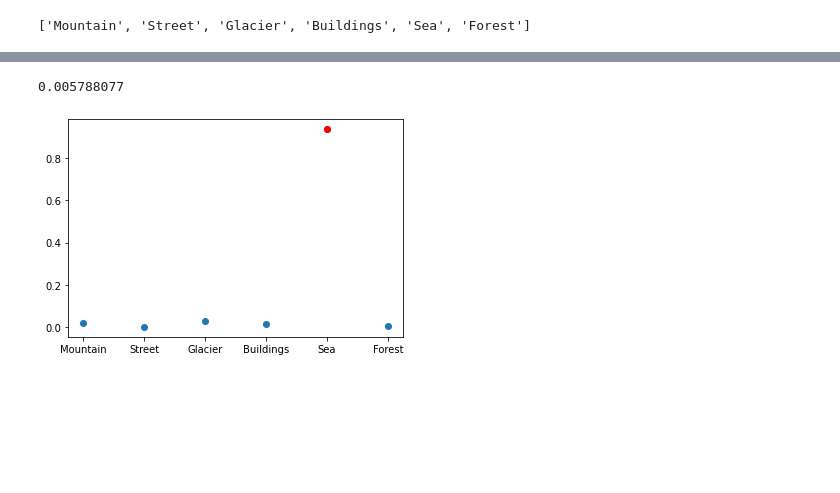
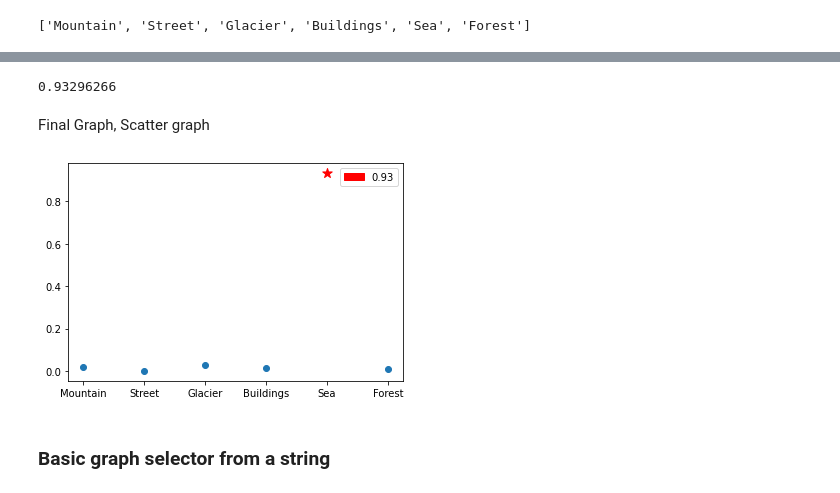
Before and after one commit to Joshua-Hill-Science/Landscapes, a Jupyter notebook: website_deployment/Deployment_Testing.ipynb, the cells around one changed output, grey strips where cells are left out. Drawn from its saved outputs; the diff is of its cells as text; code cells hidden in the pictures; blank space fills up the shorter version.

Commit message:
Josh Cleaning Notebooks, finalized website

```diff
--- a/website_deployment/Deployment_Testing.ipynb
+++ b/website_deployment/Deployment_Testing.ipynb
@@ -110,17 +128,25 @@ color_coder
 # %%
-model.predict(image)[0][5]
+model.predict(image)[0][4]
 # %% [output]
-0.005788077
+0.93296266
+# %% [markdown]
+Final Graph, Scatter graph
 # %%
 fig= plt.figure()
 ax1=fig.add_subplot(111)
-ax1.scatter([0,1,2,3,4,5], model.predict(image)[0])
+X =[0,1,2,3,4,5]
+y=model.predict(image)[0]
 for i in color_coder:
-    if color_coder[i] == model.predict(image)[0].max():
-        ax1.scatter([i], model.predict(image)[0][i], c ='r')
+    if color_coder[i] == y.max():
+        ax1.scatter([i], y[i], c ='r', marker="*", s=100)
+        ax1.scatter(np.delete(X,i), np.delete(y,i))
+        Best_guess = mpatches.Patch(color='red', label=round(color_coder[i],2))
+plt.legend(handles=[Best_guess])
 ax1= plt.xticks(ticks=[0,1,2,3,4,5],labels=[x.title() for x in class_names])
 # %% [output]
-[figure, old version]
+[figure, new version]
+# %% [markdown]
+### Basic graph selector from a string
 # %%
 def pick_a_graph(model, image, graph_type="bar"):
     if graph_type == "bar":
```
Also changed, not shown: parts of 21 cells of this notebook, 3 other files.
